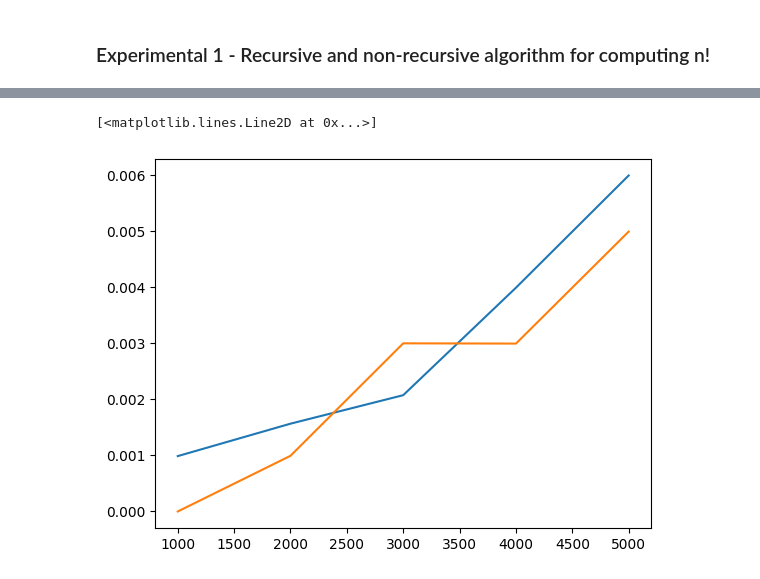
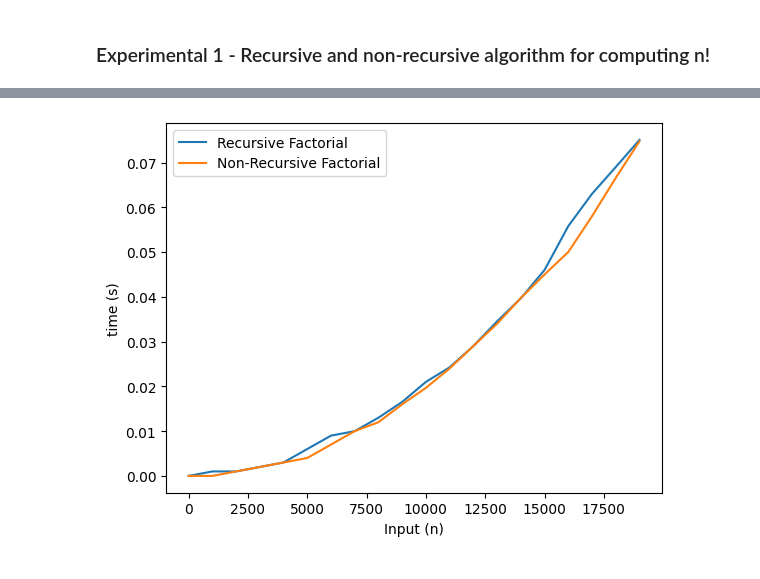
Before and after one commit to Celesca/cpe231-algorithms, a Jupyter notebook: Lecture 1 - Recap Pseudo/Assignment1_Pretest.ipynb, the cells around one changed output, grey strips where cells are left out. Saved outputs shown, nothing was run; the diff lists cells and outputs as text; code cells hidden in the pictures.

Commit message:
feat: factorial_exp

```diff
--- a/Lecture 1 - Recap Pseudo/Assignment1_Pretest.ipynb
+++ b/Lecture 1 - Recap Pseudo/Assignment1_Pretest.ipynb
@@ -3,10 +9,4 @@
 # %%
-import time
-import sys
-
-# 👇️ set recursion limit to 2000
-sys.setrecursionlimit(10000)
-
 # Recursive Factorial
 
 def recursive_factorial(n):
@@ -15,7 +15,7 @@ def recursive_factorial(n):
     else:
         return n * recursive_factorial(n - 1)
 
-batch_epoch = [1000,2000,3000,4000,5000]
+batch_epoch = [int(i) for i in range(1,20001,1000)]
 re_factorial_time_list = []
 
 for number in batch_epoch:
@@ -50,7 +61,7 @@ def nonRecursive_factorial(n):
             result *= i
         return result
 
-batch_epoch =
+batch_epoch = [int(i) for i in range(1,20001,1000)]
 nonRe_factorial_time_list = []
 
 for number in batch_epoch:
@@ -76,8 +98,12 @@ Time of Non-Recursive_factorial : 0.00499725341796875 s
 # %%
 import matplotlib.pyplot as plt
 
-plt.plot(batch_epoch,re_factorial_time_list )
-plt.plot( batch_epoch, nonRe_factorial_time_list)
+plt.xlabel("Input (n)")
+plt.ylabel("time (s)")
+
+plt.plot(batch_epoch,re_factorial_time_list, label="Recursive Factorial")
+plt.plot(batch_epoch, nonRe_factorial_time_list, label="Non-Recursive Factorial")
+plt.legend()
+plt.show()
 # %% [output]
-[<matplotlib.lines.Line2D at 0x...>]
-[figure, old version]
+[figure, new version]
```
Also changed, not shown: parts of 3 cells of this notebook.
